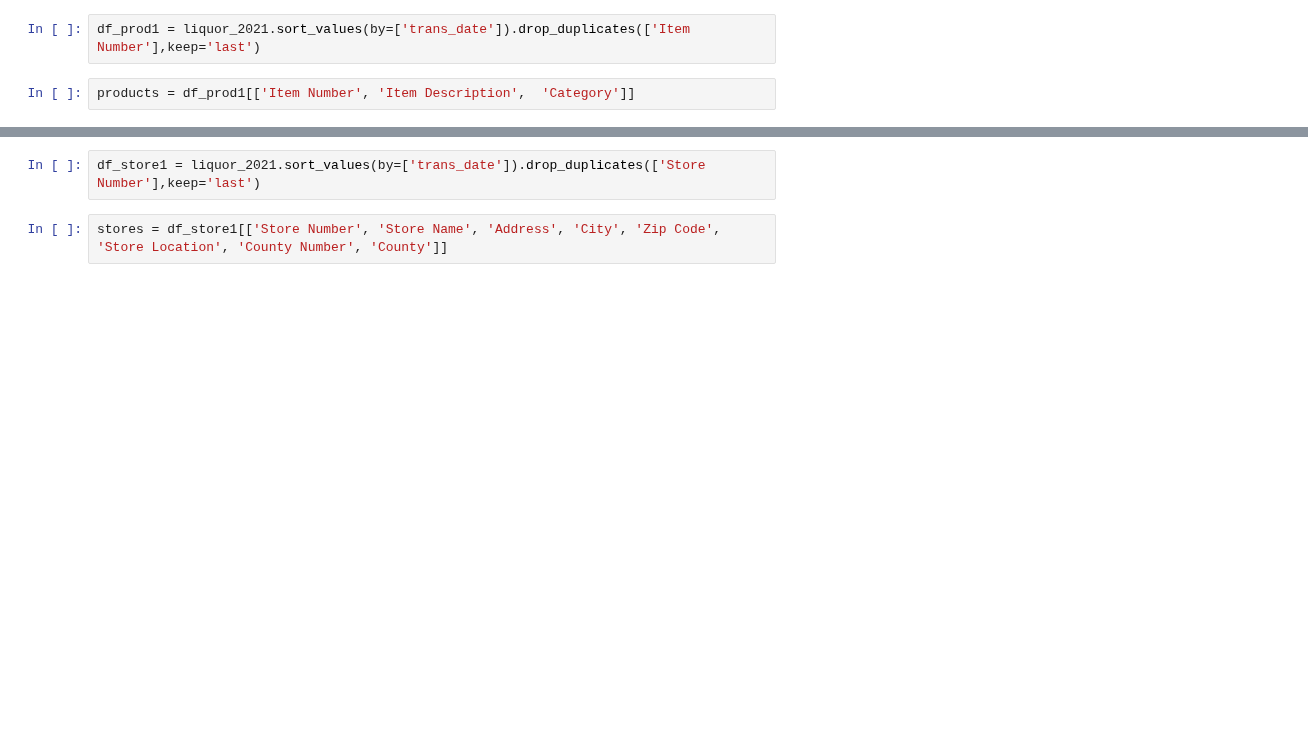
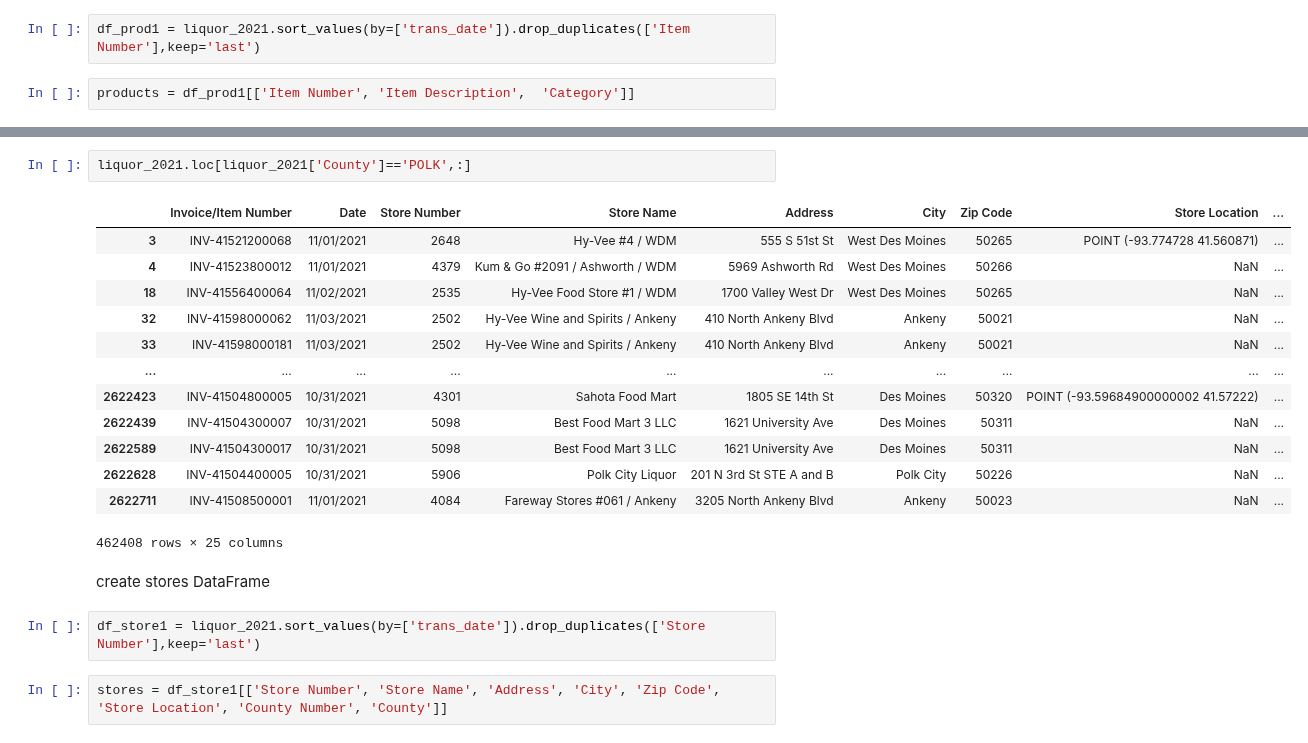
Before and after one commit to dgarbato/capstone, a Jupyter notebook: Liquor 2021.ipynb, the cells around one changed output, grey strips where cells are left out. Saved outputs shown, nothing was run; the diff lists cells and outputs as text; blank space fills up the shorter version.

```diff
--- a/Liquor 2021.ipynb
+++ b/Liquor 2021.ipynb
@@ -69,3 +149,21 @@ products = df_prod1[['Item Number', 'Item Description',  'Category']]
+# %%
+liquor_2021.loc[liquor_2021['County']=='POLK',:]
+# %% [output]
+|  | Invoice/Item Number | Date | Store Number | Store Name | Address | City | Zip Code | Store Location | ... |
+| 3 | INV-41521200068 | 11/01/2021 | 2648 | Hy-Vee #4 / WDM | 555 S 51st St | West Des Moines | 50265 | POINT (-93.774728 41.560871) | ... |
+| 4 | INV-41523800012 | 11/01/2021 | 4379 | Kum & Go #2091 / Ashworth / WDM | 5969 Ashworth Rd | West Des Moines | 50266 | NaN | ... |
+| 18 | INV-41556400064 | 11/02/2021 | 2535 | Hy-Vee Food Store #1 / WDM | 1700 Valley West Dr | West Des Moines | 50265 | NaN | ... |
+| 32 | INV-41598000062 | 11/03/2021 | 2502 | Hy-Vee Wine and Spirits / Ankeny | 410 North Ankeny Blvd | Ankeny | 50021 | NaN | ... |
+| 33 | INV-41598000181 | 11/03/2021 | 2502 | Hy-Vee Wine and Spirits / Ankeny | 410 North Ankeny Blvd | Ankeny | 50021 | NaN | ... |
+| ... | ... | ... | ... | ... | ... | ... | ... | ... | ... |
+| 2622423 | INV-41504800005 | 10/31/2021 | 4301 | Sahota Food Mart | 1805 SE 14th St | Des Moines | 50320 | POINT (-93.59684900000002 41.57222) | ... |
+| 2622439 | INV-41504300007 | 10/31/2021 | 5098 | Best Food Mart 3 LLC | 1621 University Ave | Des Moines | 50311 | NaN | ... |
+| 2622589 | INV-41504300017 | 10/31/2021 | 5098 | Best Food Mart 3 LLC | 1621 University Ave | Des Moines | 50311 | NaN | ... |
+| 2622628 | INV-41504400005 | 10/31/2021 | 5906 | Polk City Liquor | 201 N 3rd St STE A and B | Polk City | 50226 | NaN | ... |
+| 2622711 | INV-41508500001 | 11/01/2021 | 4084 | Fareway Stores #061 / Ankeny | 3205 North Ankeny Blvd | Ankeny | 50023 | NaN | ... |
+462408 rows × 25 columns
+# %% [markdown]
+create stores DataFrame
 # %%
 df_store1 = liquor_2021.sort_values(by=['trans_date']).drop_duplicates(['Store Number'],keep='last')
 # %%
```
Also changed, not shown: parts of 22 cells of this notebook, 10 other files.
